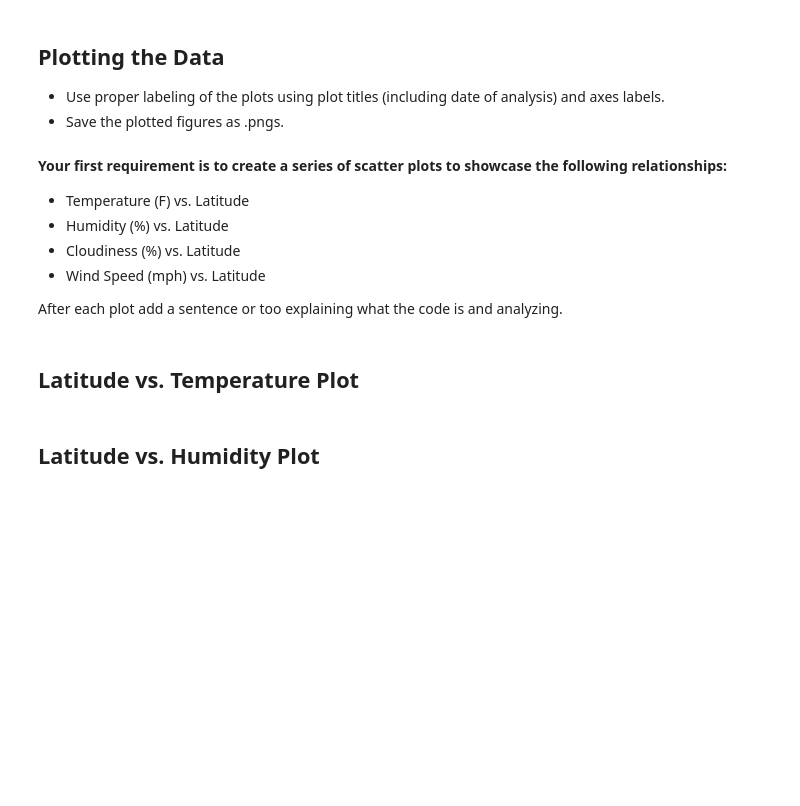
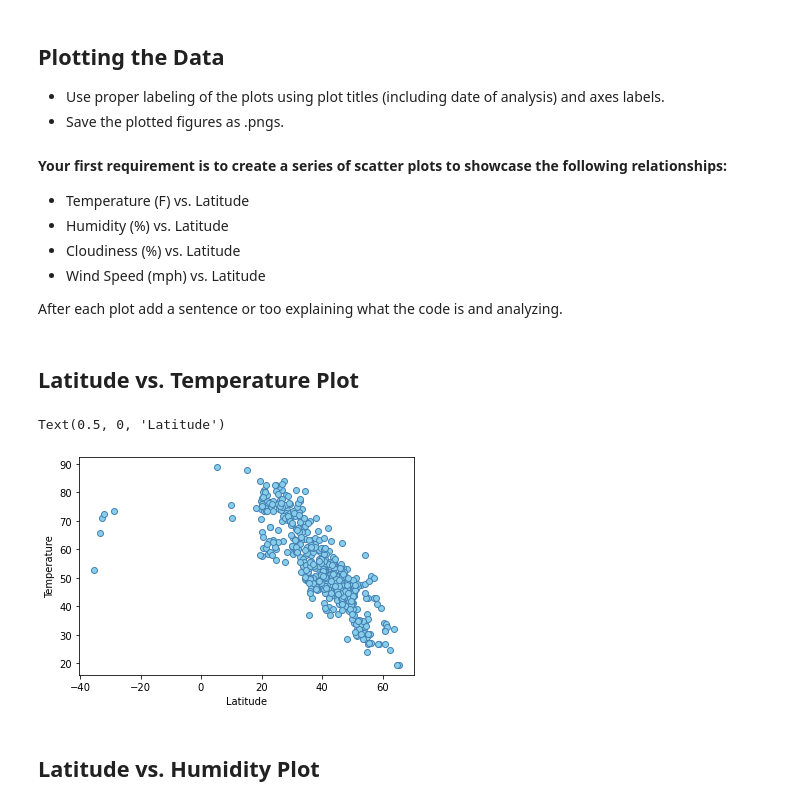
Before and after one commit to dianewitt/06-python-api, a Jupyter notebook: WeatherPy/WeatherPy.ipynb, the cells around one changed output. Cells and saved outputs as stored; diff of their text form; code cells hidden in the pictures; blank space fills up the shorter version.

```diff
--- a/WeatherPy/WeatherPy.ipynb
+++ b/WeatherPy/WeatherPy.ipynb
@@ -52,8 +46,8 @@ cities = []
 # limits low/high -90/90 for latitude, -180/180 for longitude
 # 3000 (the 3rd value) is the amount of items to pull
 
-random_lat = np.random.uniform(low = 19.50139, high = 64.85694, size = 1500)
-random_long = np.random.uniform(low = -161.75583, high = -68.01197, size = 1500)
+random_lat = np.random.uniform(low = 19.50139, high = 64.85694, size = 2000)
+random_long = np.random.uniform(low = -161.75583, high = -68.01197, size = 2000)
 random_lat_long = zip(random_lat, random_long)
 
 # Create a for loop to identify the closest city using citipy
@@ -173,5 +226,13 @@ Skip this step if there are no cities that have humidity > 100%.
 After each plot add a sentence or too explaining what the code is and analyzing.
 # %% [markdown]
 ## Latitude vs. Temperature Plot
+# %%
+# Tell matplotlib to create a scatter plot based upon the above data
+plt.scatter(latitude, temp, marker="o", facecolors="skyblue", edgecolors="steelblue")
+plt.ylabel("Temperature")
+plt.xlabel("Latitude")
+# %% [output]
+Text(0.5, 0, 'Latitude')
+[figure, added]
 # %% [markdown]
 ## Latitude vs. Humidity Plot
```
Also changed, not shown: parts of 15 cells of this notebook.
